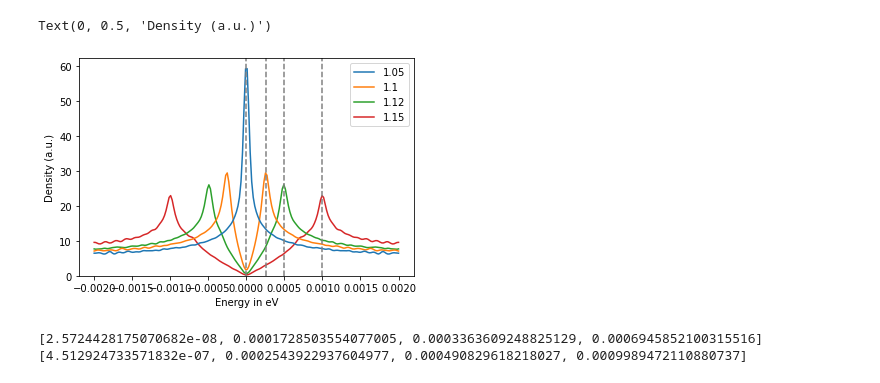
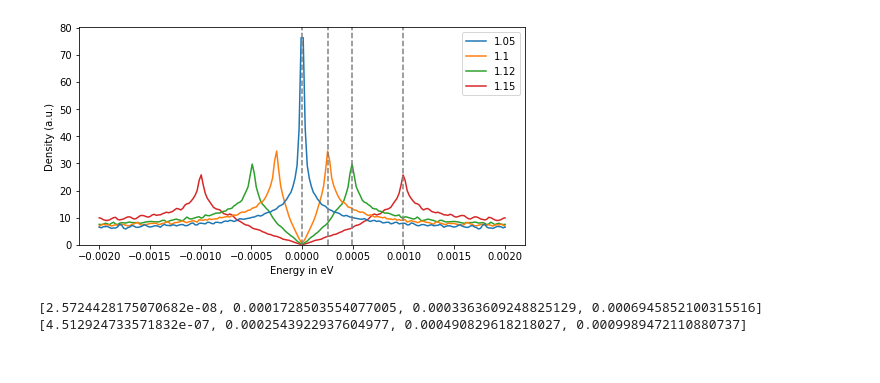
Before and after one commit to aravindhshankar/KondoVHS, a Jupyter notebook: KDEplotter.ipynb, the cells around one changed output. Cells and saved outputs as stored; diff of their text form; code cells hidden in the pictures.

```diff
--- a/KDEplotter.ipynb
+++ b/KDEplotter.ipynb
@@ -39,17 +39,19 @@ for angle in angles:
     toflip = Z.flatten()
     ser = np.array([-1*toflip[::-1]] + [toflip]).flatten()
     df[colname] = pd.Series(ser)
-# %%
-cutoff = 0.002
-sns.kdeplot(data = df, clip = (-cutoff,cutoff), bw_adjust=0.01)
-ax = plt.gca()
-for Ev in Evs:
-    ax.axvline(Ev, ls = '--', c='gray')
-ax.set_xlabel('Energy in eV')
-ax.set_ylabel('Density (a.u.)')
-# %% [output]
-Text(0, 0.5, 'Density (a.u.)')
-[figure, removed]
+# %%
+cutoff = 0.002
+sns.kdeplot(data = df, clip = (-cutoff,cutoff), bw_adjust=0.005)
+ax = plt.gca()
+for Ev in Evs:
+    ax.axvline(Ev, ls = '--', c='gray')
+ax.set_xlabel('Energy in eV')
+ax.set_ylabel('Density (a.u.)')
+fig = plt.gcf()
+fig.set_figwidth(8)
+plt.savefig('FigsPaper/HistogramDOS.pdf')
+# %% [output]
+[figure, added]
 # %%
 NewEvs = [ret_alpha_beta_Ev(angle, xGuess = [0.001,0.001])[1] for angle in angles]
 print(NewEvs)
```
Also changed, not shown: parts of 6 cells of this notebook, 12 other files.
